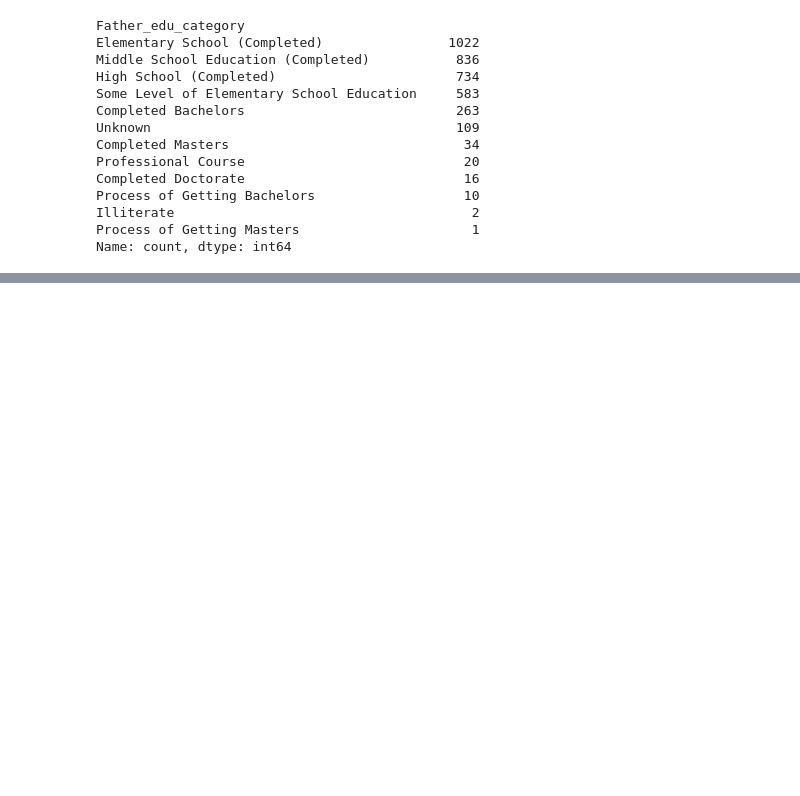
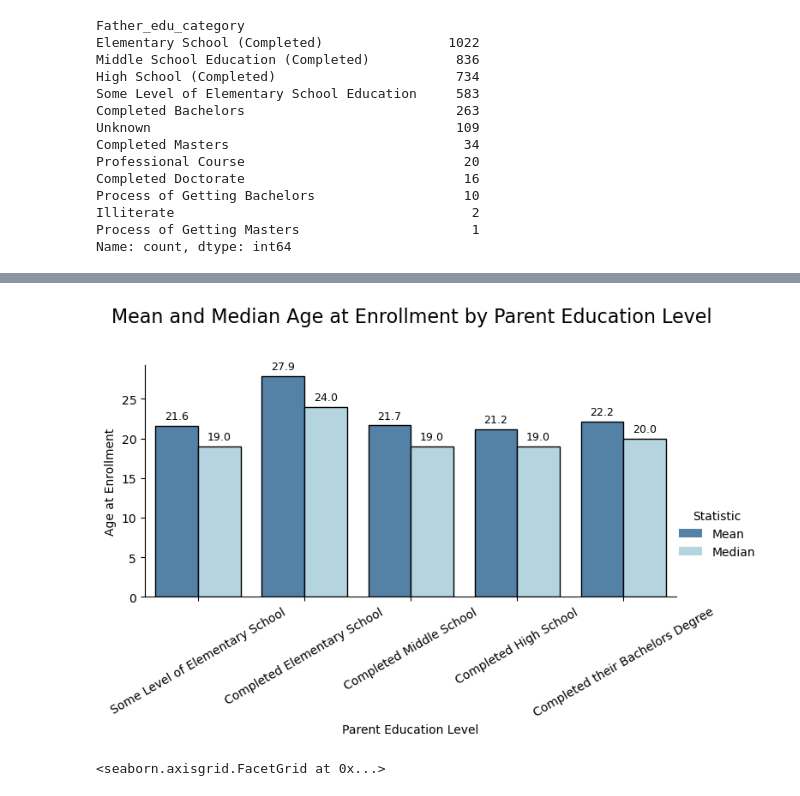
Before and after one commit to UCB-stat-159-f25/final-shrija-owen-allison, a Jupyter notebook: Notebook1.ipynb, the cells around one changed output, grey strips where cells are left out. Drawn from its saved outputs; the diff is of its cells as text; code cells hidden in the pictures; blank space fills up the shorter version.

```diff
--- a/Notebook1.ipynb
+++ b/Notebook1.ipynb
@@ -653,0 +1124,28 @@ Students whose parents completed their Bachelors and have Debt: 10.53%
+# %%
+# For both of the Figures
+
+# Prepare long age DataFrame
+long_age = make_long(clean_sd, "Age at enrollment")
+long_age = long_age[long_age["Edu_code"].isin(edu_labels.keys())]
+long_age = map_and_order_edu(long_age, labels=edu_labels, order=edu_order)
+
+# Compute summary stats (returns long DataFrame with Statistic column mapped to "Mean"/"Median")
+summary_age_hue = compute_summary_stats(long_age, "Age at enrollment")
+# %%
+# Plotting
+plot_bar(
+    summary_age_hue,
+    x="Education Level",
+    y="Age at enrollment",
+    hue="Statistic",
+    palette=mean_median_palette,
+    title="Mean and Median Age at Enrollment by Parent Education Level",
+    ylabel="Age at Enrollment",
+    xlabel="Parent Education Level",
+    show_values=True,
+    percent=False,
+    save_path=outputs_dir / "mean_median_age_parent.png"
+)
+# %% [output]
+[figure, added]
+<seaborn.axisgrid.FacetGrid at 0x...>
```
Also changed, not shown: parts of 57 cells of this notebook, 1 other file.
